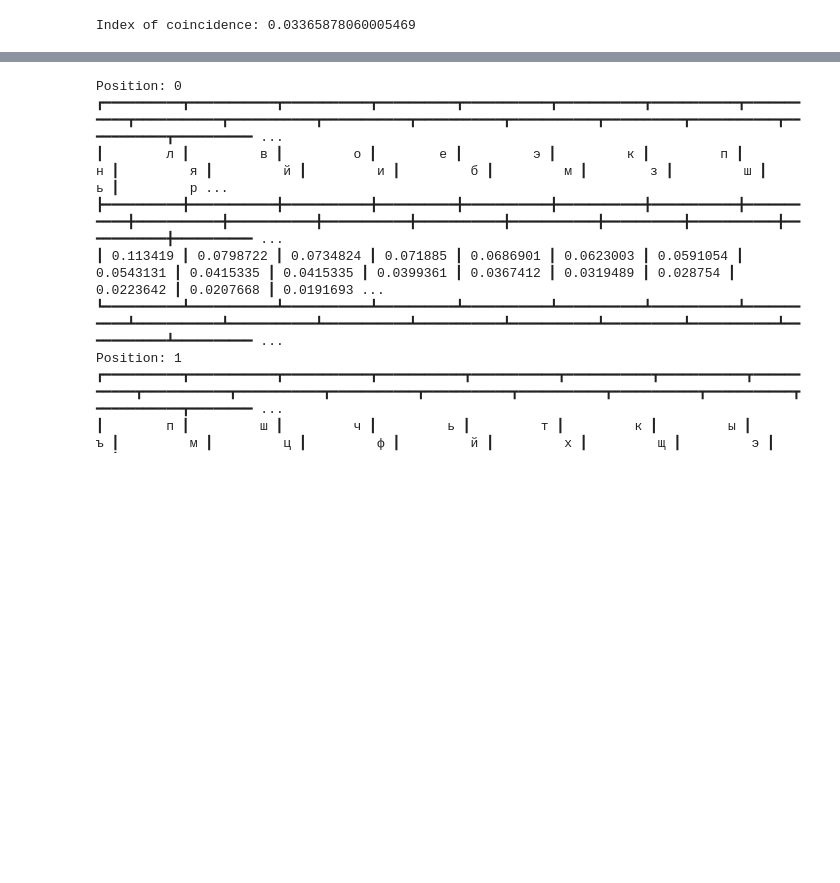
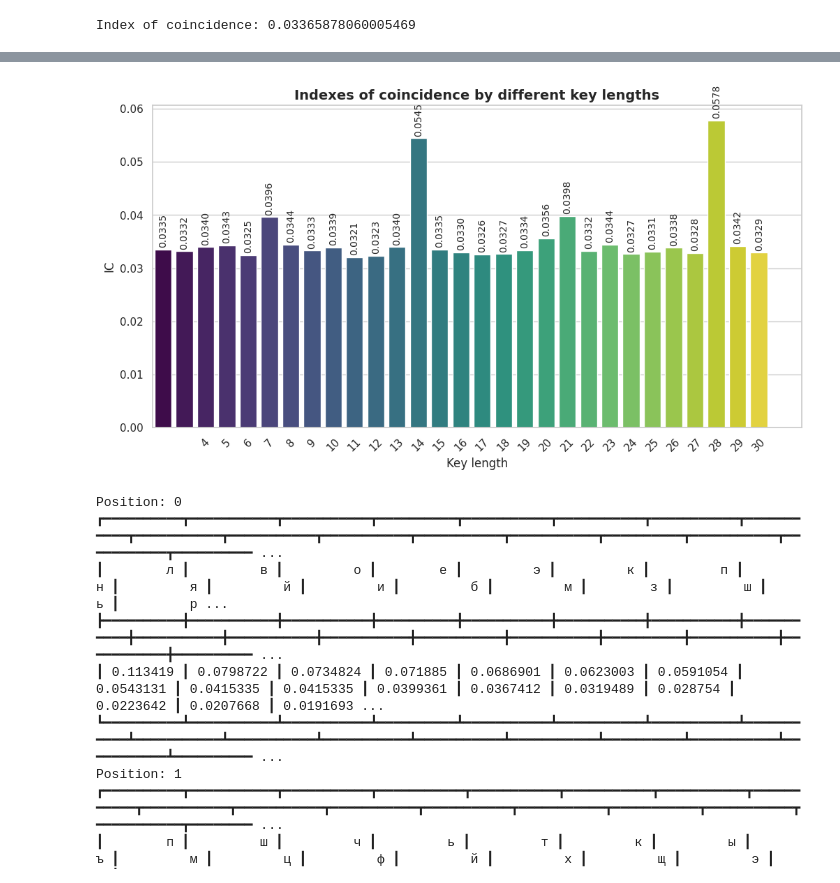
Before and after one commit to ipt-labs/crypto25-26, a Jupyter notebook: lab2/vasalatii_fb-31_yakovchuk_fb-31_cp2/decrypt.ipynb, the cells around one changed output, grey strips where cells are left out. Drawn from its saved outputs; the diff is of its cells as text; code cells hidden in the pictures; blank space fills up the shorter version.

```diff
--- a/lab2/vasalatii_fb-31_yakovchuk_fb-31_cp2/decrypt.ipynb
+++ b/lab2/vasalatii_fb-31_yakovchuk_fb-31_cp2/decrypt.ipynb
@@ -46,3 +33,7 @@ plt.show()
+# %%
+barplot(x,ics, "Indexes of coincidence by different key lengths", "Key length", "IC", True, 90)
+# %% [output]
+[figure, added]
 # %%
 key_len = 14
 # %%
```
Also changed, not shown: parts of 5 cells of this notebook, 2 other files.
